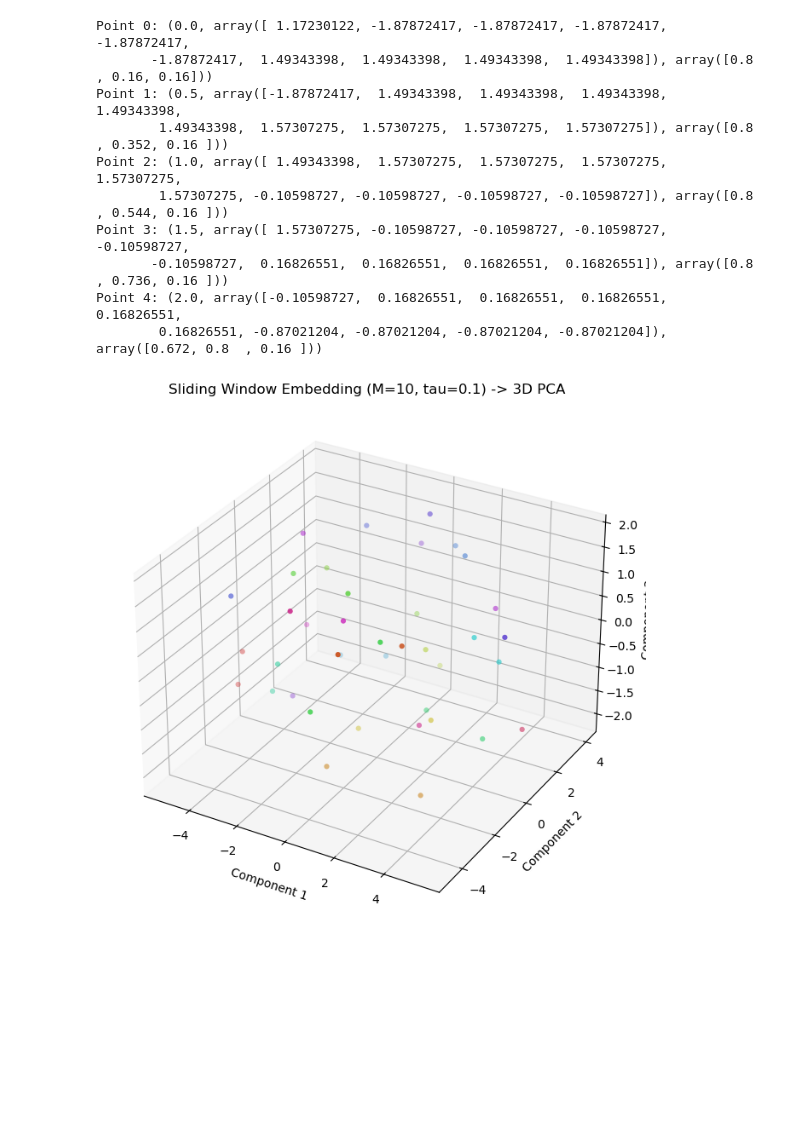
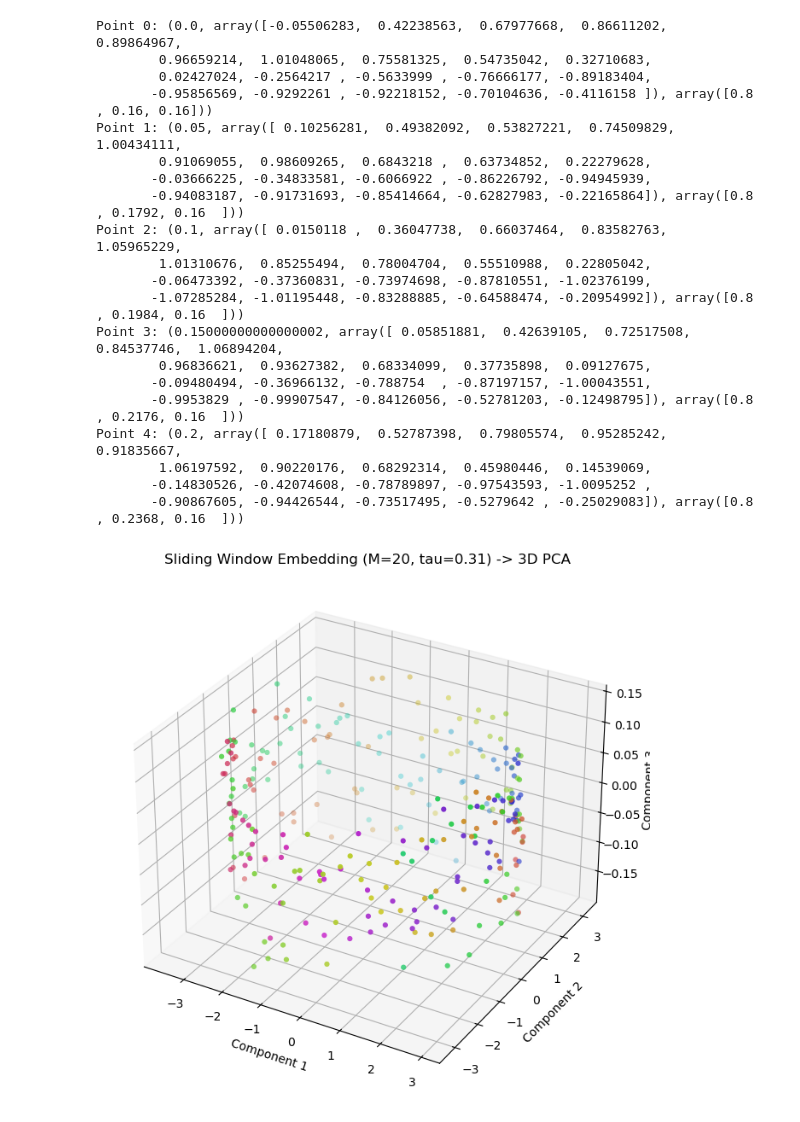
Before and after one commit to LanSevcnikar/uni-funkcijsko-programiranje, a Jupyter notebook: seminarska/main.ipynb, the cells around one changed output. Drawn from its saved outputs; the diff is of its cells as text; code cells hidden in the pictures; blank space fills up the shorter version.

```diff
--- a/seminarska/main.ipynb
+++ b/seminarska/main.ipynb
@@ -13,8 +13,8 @@ import numpy as np
 function = lambda x: np.sin(x)
 start_time = 0
 end_time = 20
-step = 0.5
-noise = 0.1
+step = 0.05
+noise = 0.11
 
 signalGenerator = SignalGenerator(
     start=start_time,
@@ -31,24 +31,34 @@ signal.plot()
 # %%
-M = 10
-tau = 0.1
+M = 20
+tau = 0.31
 
 slidingWindow = SlidingWindow(
     signal = signal,
     M = M,
     tau = tau
 )
 slidingWindow.print_first_n(5)
 slidingWindow.plot(d=3)
 # %% [output]
-Point 0: (0.0, array([ 1.17230122, -1.87872417, -1.87872417, -1.87872417, -1.87872417,
-       -1.87872417,  1.49343398,  1.49343398,  1.49343398,  1.49343398]), array([0.8 , 0.16, 0.16]))
-Point 1: (0.5, array([-1.87872417,  1.49343398,  1.49343398,  1.49343398,  1.49343398,
-        1.49343398,  1.57307275,  1.57307275,  1.57307275,  1.57307275]), array([0.8  , 0.352, 0.16 ]))
-Point 2: (1.0, array([ 1.49343398,  1.57307275,  1.57307275,  1.57307275,  1.57307275,
-        1.57307275, -0.10598727, -0.10598727, -0.10598727, -0.10598727]), array([0.8  , 0.544, 0.16 ]))
-Point 3: (1.5, array([ 1.57307275, -0.10598727, -0.10598727, -0.10598727, -0.10598727,
-       -0.10598727,  0.16826551,  0.16826551,  0.16826551,  0.16826551]), array([0.8  , 0.736, 0.16 ]))
-Point 4: (2.0, array([-0.10598727,  0.16826551,  0.16826551,  0.16826551,  0.16826551,
-        0.16826551, -0.87021204, -0.87021204, -0.87021204, -0.87021204]), array([0.672, 0.8  , 0.16 ]))
+Point 0: (0.0, array([-0.05506283,  0.42238563,  0.67977668,  0.86611202,  0.89864967,
+        0.96659214,  1.01048065,  0.75581325,  0.54735042,  0.32710683,
+        0.02427024, -0.2564217 , -0.5633999 , -0.76666177, -0.89183404,
+       -0.95856569, -0.9292261 , -0.92218152, -0.70104636, -0.4116158 ]), array([0.8 , 0.16, 0.16]))
+Point 1: (0.05, array([ 0.10256281,  0.49382092,  0.53827221,  0.74509829,  1.00434111,
+        0.91069055,  0.98609265,  0.6843218 ,  0.63734852,  0.22279628,
+       -0.03666225, -0.34833581, -0.6066922 , -0.86226792, -0.94945939,
+       -0.94083187, -0.91731693, -0.85414664, -0.62827983, -0.22165864]), array([0.8   , 0.1792, 0.16  ]))
+Point 2: (0.1, array([ 0.0150118 ,  0.36047738,  0.66037464,  0.83582763,  1.05965229,
+        1.01310676,  0.85255494,  0.78004704,  0.55510988,  0.22805042,
+       -0.06473392, -0.37360831, -0.73974698, -0.87810551, -1.02376199,
+       -1.07285284, -1.01195448, -0.83288885, -0.64588474, -0.20954992]), array([0.8   , 0.1984, 0.16  ]))
+Point 3: (0.15000000000000002, array([ 0.05851881,  0.42639105,  0.72517508,  0.84537746,  1.06894204,
+        0.96836621,  0.93627382,  0.68334099,  0.37735898,  0.09127675,
+       -0.09480494, -0.36966132, -0.788754  , -0.87197157, -1.00043551,
+       -0.9953829 , -0.99907547, -0.84126056, -0.52781203, -0.12498795]), array([0.8   , 0.2176, 0.16  ]))
+Point 4: (0.2, array([ 0.17180879,  0.52787398,  0.79805574,  0.95285242,  0.91835667,
+        1.06197592,  0.90220176,  0.68292314,  0.45980446,  0.14539069,
+       -0.14830526, -0.42074608, -0.78789897, -0.97543593, -1.0095252 ,
+       -0.90867605, -0.94426544, -0.73517495, -0.5279642 , -0.25029083]), array([0.8   , 0.2368, 0.16  ]))
-[figure, old version]
+[figure, new version]
 # %%
```
Also changed, not shown: parts of 3 cells of this notebook, 2 other files.
